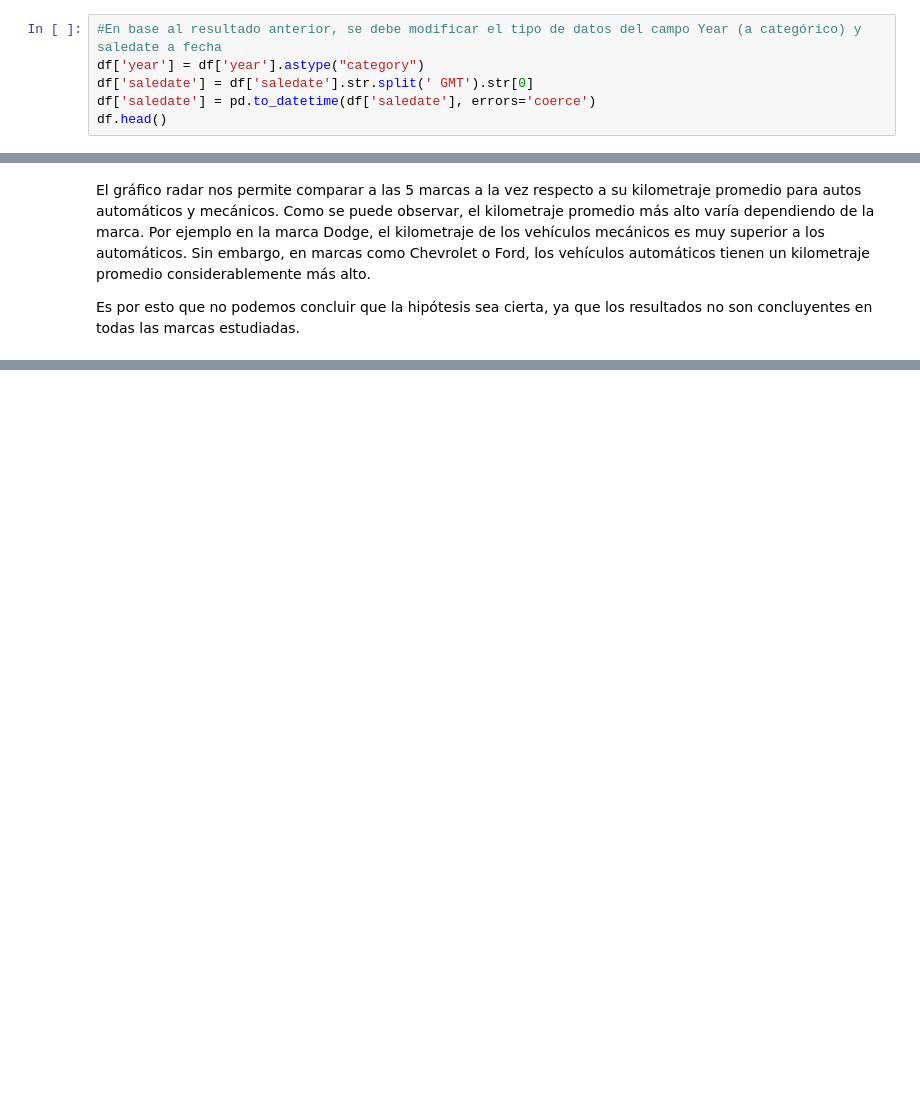
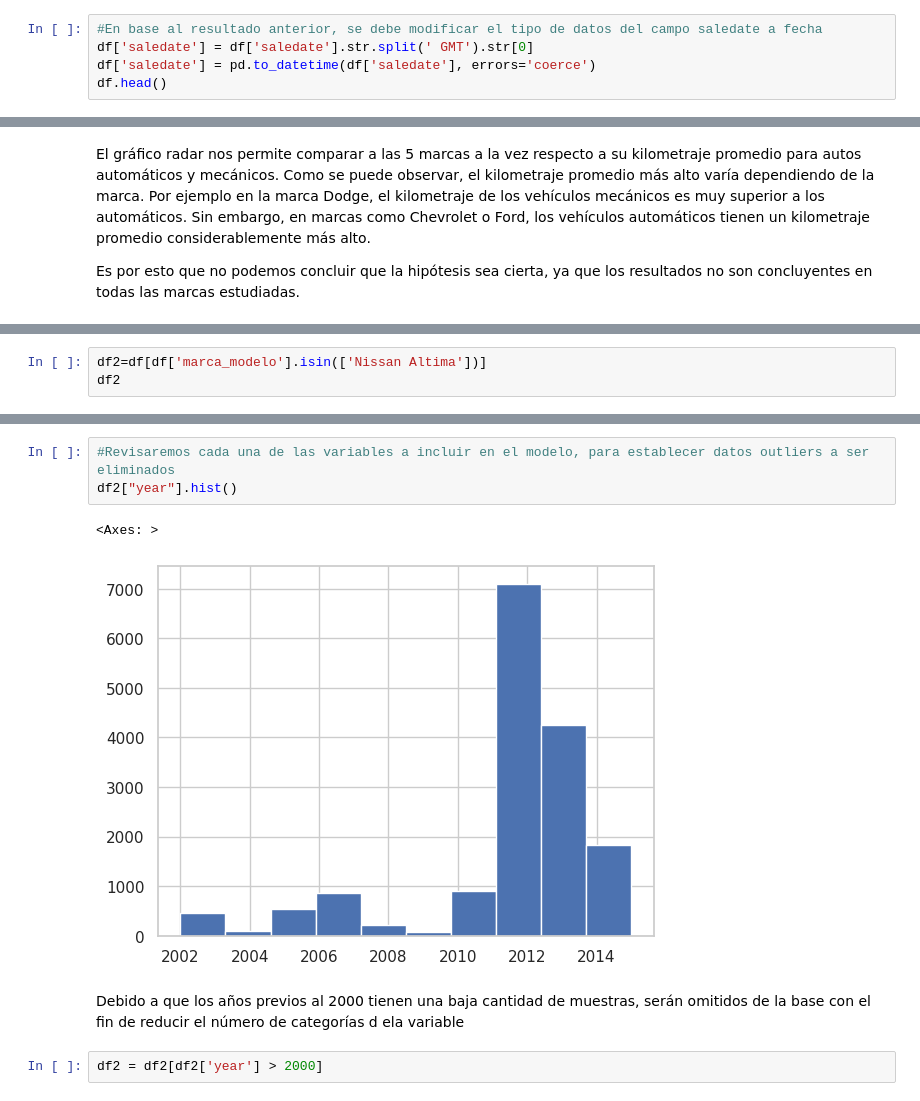
Before and after one commit to nicolaschavezarenas/proyecto_final_DS1, a Jupyter notebook: Proyecto_ParteIIII_Chavez.ipynb, the cells around one changed output, grey strips where cells are left out. Saved outputs shown, nothing was run; the diff lists cells and outputs as text; blank space fills up the shorter version.

```diff
--- a/Proyecto_ParteIIII_Chavez.ipynb
+++ b/Proyecto_ParteIIII_Chavez.ipynb
@@ -61,7 +61,6 @@ df.dtypes
 dtype: object
 # %%
-#En base al resultado anterior, se debe modificar el tipo de datos del campo Year (a categórico) y saledate a fecha
-df['year'] = df['year'].astype("category")
+#En base al resultado anterior, se debe modificar el tipo de datos del campo saledate a fecha
 df['saledate'] = df['saledate'].str.split(' GMT').str[0]
 df['saledate'] = pd.to_datetime(df['saledate'], errors='coerce')
 df.head()
@@ -459,0 +455,3 @@ Es por esto que no podemos concluir que la hipótesis sea cierta, ya que los res
+# %%
+df2=df[df['marca_modelo'].isin(['Nissan Altima'])]
+df2
@@ -459,0 +472,10 @@ Es por esto que no podemos concluir que la hipótesis sea cierta, ya que los res
+# %%
+#Revisaremos cada una de las variables a incluir en el modelo, para establecer datos outliers a ser eliminados
+df2["year"].hist()
+# %% [output]
+<Axes: >
+[figure, added]
+# %% [markdown]
+Debido a que los años previos al 2000 tienen una baja cantidad de muestras, serán omitidos de la base con el fin de reducir el número de categorías d ela variable
+# %%
+df2 = df2[df2['year'] > 2000]
```
Also changed, not shown: parts of 25 cells of this notebook.
